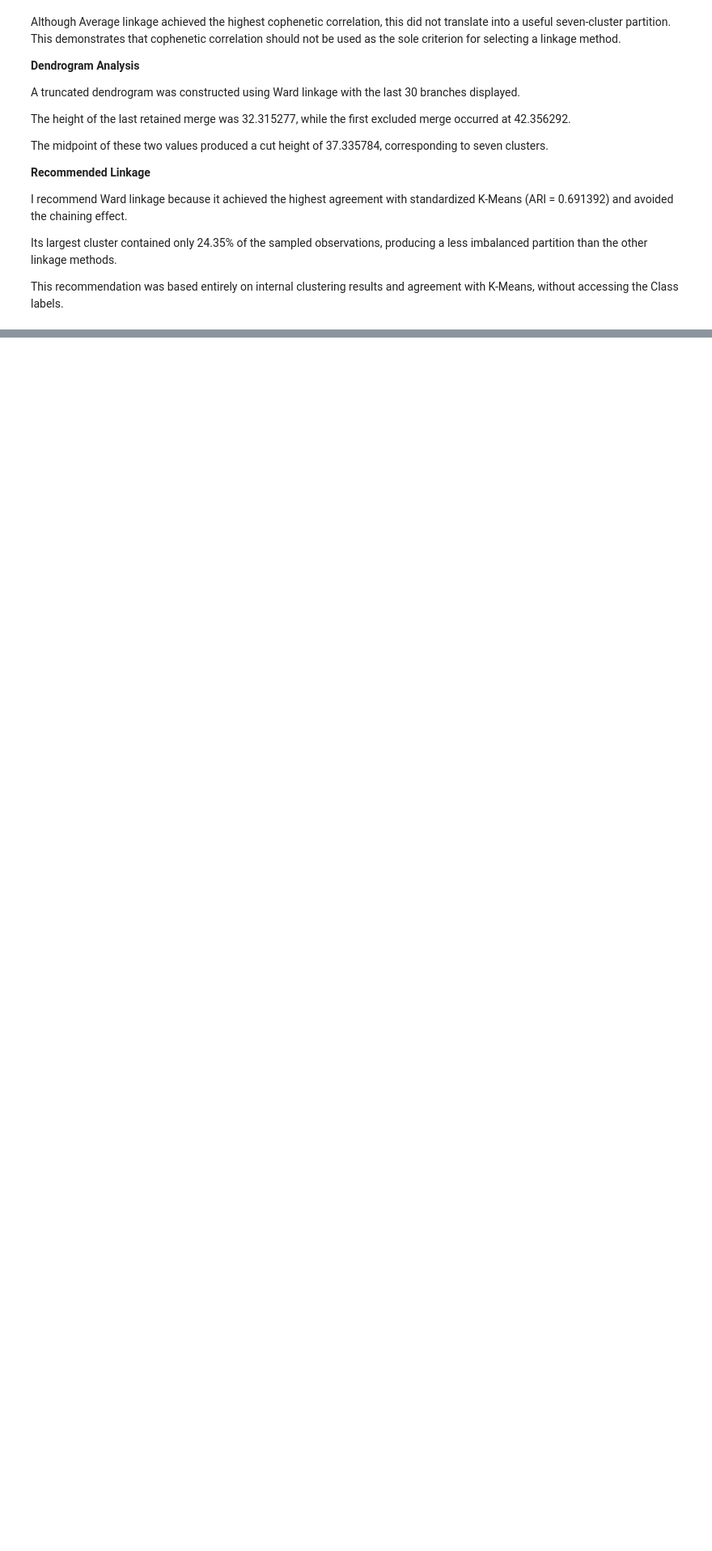
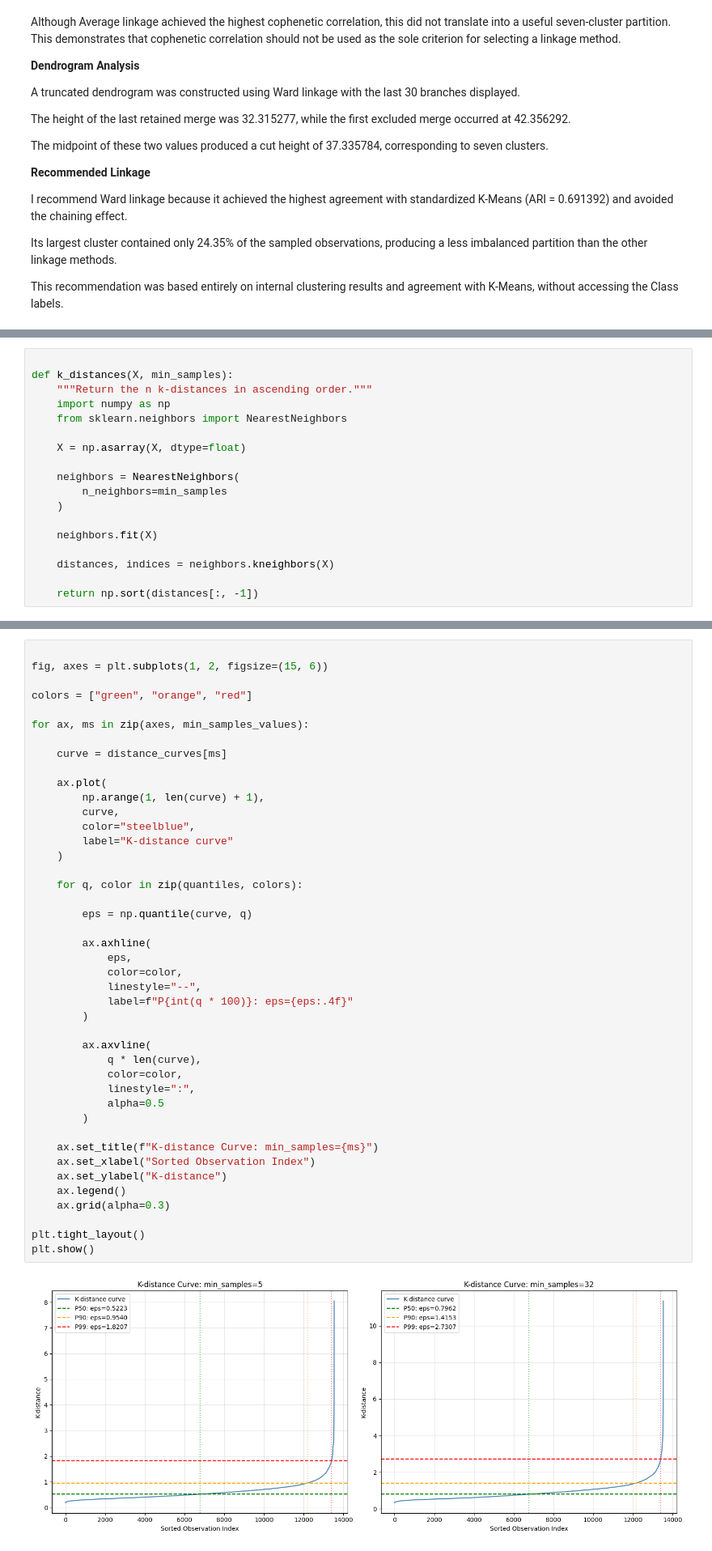
Before and after one commit to Annamerkulova/Merkulova_ML_task_5, a Jupyter notebook: Merkulova_task5.ipynb, the cells around one changed output, grey strips where cells are left out. Shown at 81% size. Drawn from its saved outputs; the diff is of its cells as text; blank space fills up the shorter version.

```diff
--- a/Merkulova_task5.ipynb
+++ b/Merkulova_task5.ipynb
@@ -1215,0 +1220,18 @@ This recommendation was based entirely on internal clustering results and agreem
+# %%
+
+def k_distances(X, min_samples):
+    """Return the n k-distances in ascending order."""
+    import numpy as np
+    from sklearn.neighbors import NearestNeighbors
+
+    X = np.asarray(X, dtype=float)
+
+    neighbors = NearestNeighbors(
+        n_neighbors=min_samples
+    )
+
+    neighbors.fit(X)
+
+    distances, indices = neighbors.kneighbors(X)
+
+    return np.sort(distances[:, -1])
@@ -1215,0 +1313,45 @@ This recommendation was based entirely on internal clustering results and agreem
+# %%
+
+fig, axes = plt.subplots(1, 2, figsize=(15, 6))
+
+colors = ["green", "orange", "red"]
+
+for ax, ms in zip(axes, min_samples_values):
+
+    curve = distance_curves[ms]
+
+    ax.plot(
+        np.arange(1, len(curve) + 1),
+        curve,
+        color="steelblue",
+        label="K-distance curve"
+    )
+
+    for q, color in zip(quantiles, colors):
+
+        eps = np.quantile(curve, q)
+
+        ax.axhline(
+            eps,
+            color=color,
+            linestyle="--",
+            label=f"P{int(q * 100)}: eps={eps:.4f}"
+        )
+
+        ax.axvline(
+            q * len(curve),
+            color=color,
+            linestyle=":",
+            alpha=0.5
+        )
+
+    ax.set_title(f"K-distance Curve: min_samples={ms}")
+    ax.set_xlabel("Sorted Observation Index")
+    ax.set_ylabel("K-distance")
+    ax.legend()
+    ax.grid(alpha=0.3)
+
+plt.tight_layout()
+plt.show()
+# %% [output]
+[figure, added]
```
Also changed, not shown: parts of 24 cells of this notebook.
